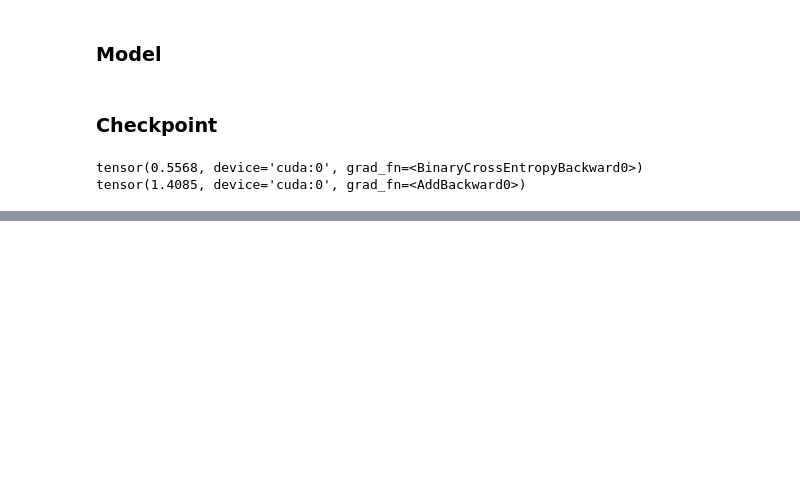
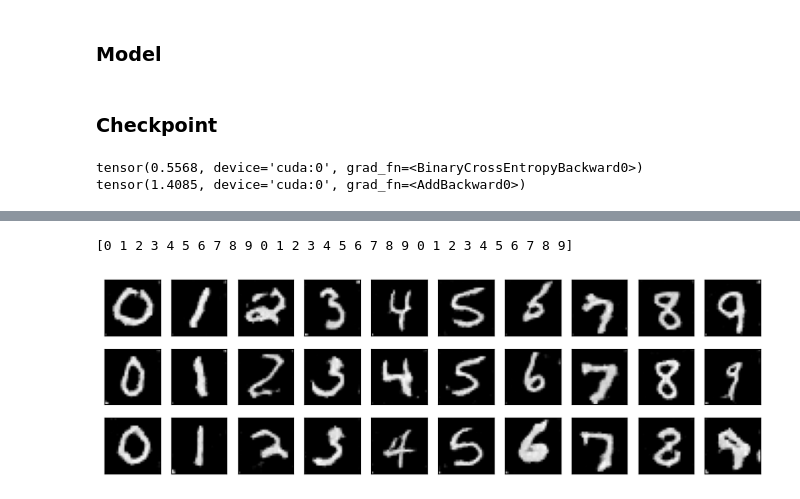
Before and after one commit to taimoon/deep-learning-note, a Jupyter notebook: MNIST CONDITIONAL GAN.ipynb, the cells around one changed output, grey strips where cells are left out. Drawn from its saved outputs; the diff is of its cells as text; code cells hidden in the pictures; blank space fills up the shorter version.

```diff
--- a/MNIST CONDITIONAL GAN.ipynb
+++ b/MNIST CONDITIONAL GAN.ipynb
@@ -375,0 +376,33 @@ generate_all_n_plot(generator,n = 10)
+# %%
+def fn():
+    import numpy as np
+    images = []
+    labels = []
+    generator,*_ = load(MNIST_Generator,optim.Adam,generator_path(250))
+    y = torch.arange(0,10).repeat(10).to(device)
+    for _ in range(100):
+        with torch.no_grad():
+            X = generator.generate(y)
+            labels.extend(y.cpu().numpy())
+            X = X.cpu().numpy()
+            images.extend(X)
+    labels = np.array(labels)
+    images = np.array(images)
+    torch.save({
+        'data' : images,
+        'label' : labels,
+    },'./data/MNIST_GENERATED.pth')
+fn()
+# %%
+def fn():
+    import numpy as np
+    data = torch.load('./data/MNIST_GENERATED.pth')
+    data,labels = data['data'],data['label']
+    k = 30
+    print(labels[:k])
+    data = data[:k].reshape(-1,10,28,28)
+    visualize_rows(*data,n=data.shape[1])
+fn()
+# %% [output]
+[0 1 2 3 4 5 6 7 8 9 0 1 2 3 4 5 6 7 8 9 0 1 2 3 4 5 6 7 8 9]
+[figure, added]
```
Also changed, not shown: parts of 3 cells of this notebook, 1 other file.
